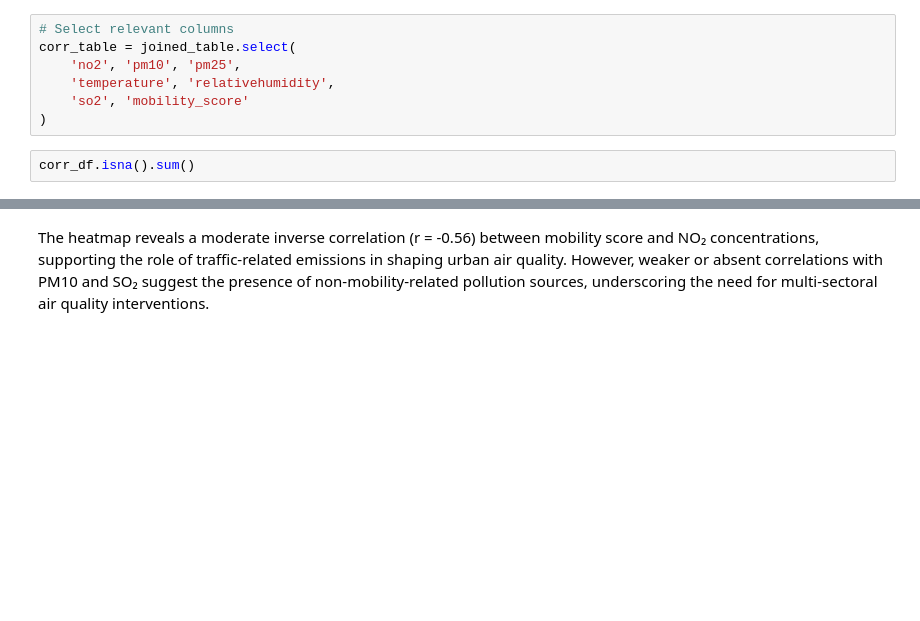
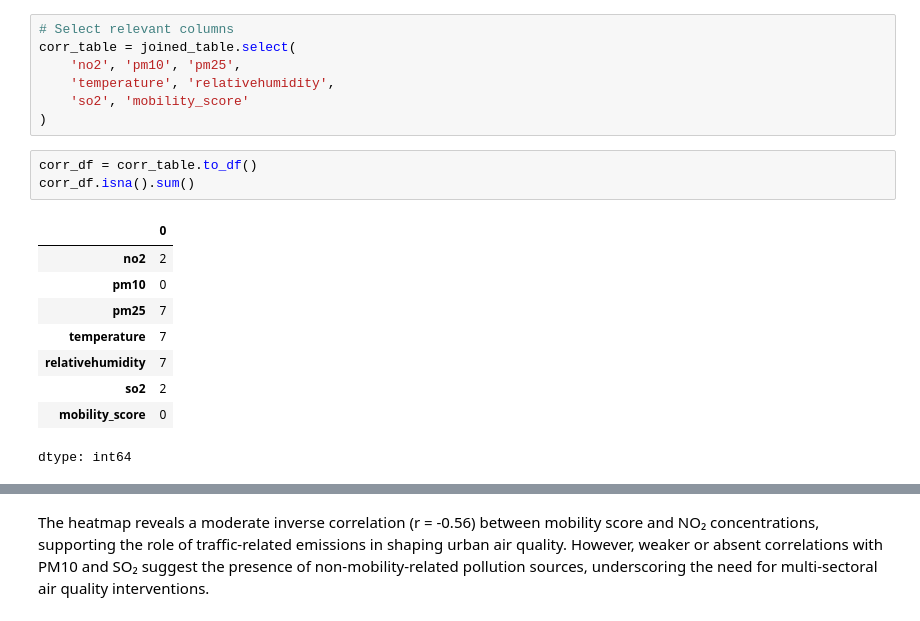
Before and after one commit to Dr-Isam-ALJAWARNEH/fds-project-geoairmob, a Jupyter notebook: Code/GEOCODE.ipynb, the cells around one changed output, grey strips where cells are left out. Drawn from its saved outputs; the diff is of its cells as text; blank space fills up the shorter version.

```diff
--- a/Code/GEOCODE.ipynb
+++ b/Code/GEOCODE.ipynb
@@ -233,7 +378,18 @@ corr_table = joined_table.select(
     'so2', 'mobility_score'
 )
 # %%
+corr_df = corr_table.to_df()
 corr_df.isna().sum()
+# %% [output]
+|  | 0 |
+| no2 | 2 |
+| pm10 | 0 |
+| pm25 | 7 |
+| temperature | 7 |
+| relativehumidity | 7 |
+| so2 | 2 |
+| mobility_score | 0 |
+dtype: int64
 # %%
 # Step 1: Keep only columns with at least 5 non-NaN values
 valid_corr_df = corr_df.loc[:, corr_df.notna().sum() >= 5]
```
Also changed, not shown: parts of 20 cells of this notebook.
